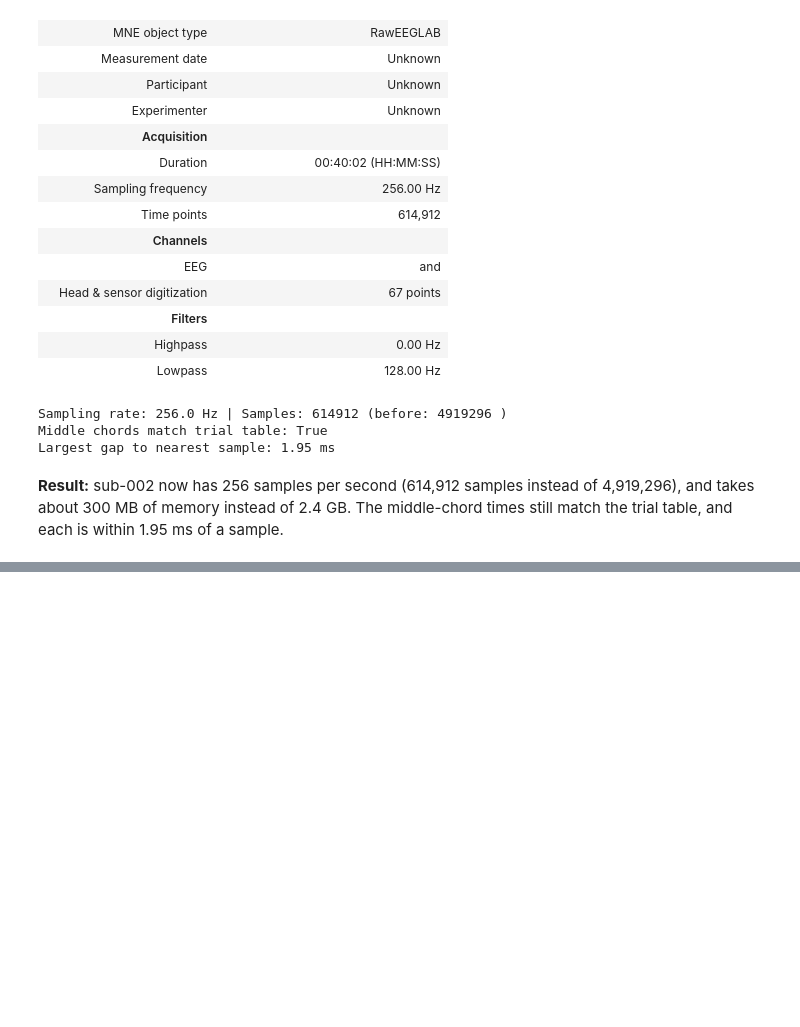
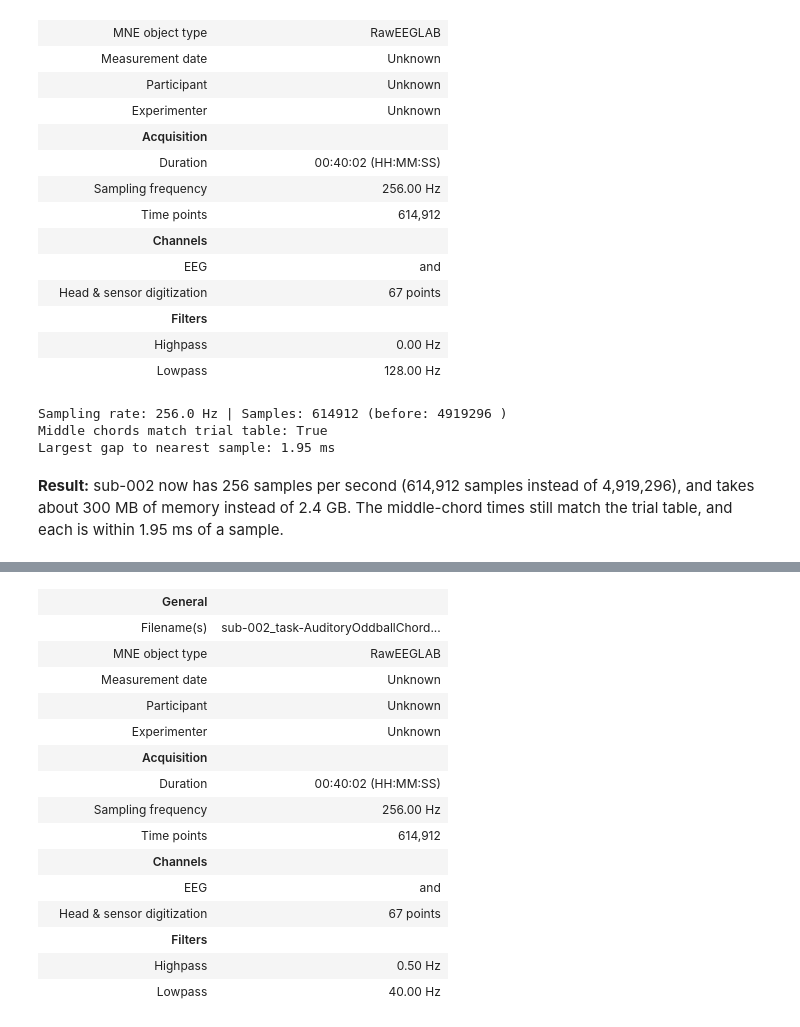
Before and after one commit to davisbone/Harmonic-EEG, a Jupyter notebook: MS2wranglingData.ipynb, the cells around one changed output, grey strips where cells are left out. Saved outputs shown, nothing was run; the diff lists cells and outputs as text; code cells hidden in the pictures; blank space fills up the shorter version.

```diff
--- a/MS2wranglingData.ipynb
+++ b/MS2wranglingData.ipynb
@@ -1167,0 +1224,27 @@ Largest gap to nearest sample: 1.95 ms
+# %%
+# A stretch of block 2, away from the joins between blocks
+boundaries = raw.annotations.onset[raw.annotations.description == "boundary"]
+block_2 = dict(tmin=boundaries[0] + 10, tmax=boundaries[1] - 10)
+
+# Power spectrum before filtering, to compare with afterwards
+psd_before = raw.compute_psd(**block_2)
+
+# Keep 0.5 to 40 Hz, filtering each block separately
+raw.filter(l_freq=0.5, h_freq=40, skip_by_annotation="boundary")
+# %% [output]
+|  | General |  |
+|  | Filename(s) | sub-002_task-AuditoryOddballChord... |
+|  | MNE object type | RawEEGLAB |
+|  | Measurement date | Unknown |
+|  | Participant | Unknown |
+|  | Experimenter | Unknown |
+|  | Acquisition |  |
+|  | Duration | 00:40:02 (HH:MM:SS) |
+|  | Sampling frequency | 256.00 Hz |
+|  | Time points | 614,912 |
+|  | Channels |  |
+|  | EEG | and |
+|  | Head & sensor digitization | 67 points |
+|  | Filters |  |
+|  | Highpass | 0.50 Hz |
+|  | Lowpass | 40.00 Hz |
```
Also changed, not shown: parts of 6 cells of this notebook.
